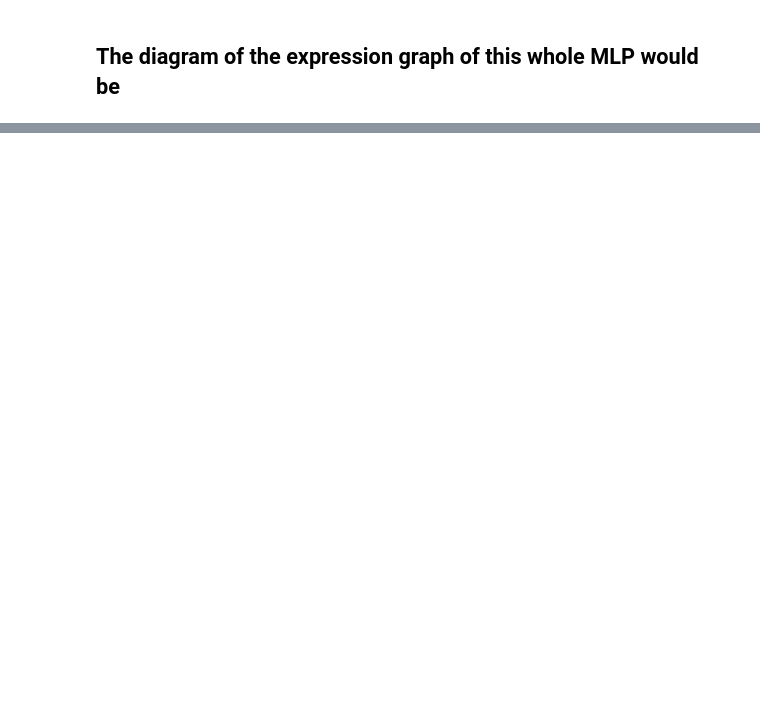
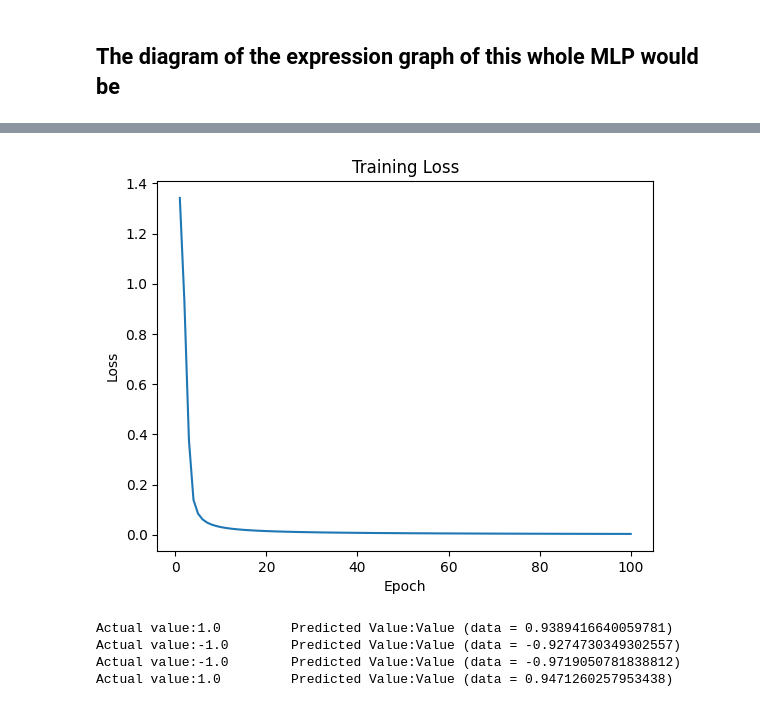
Before and after one commit to grussdorian/neural-networks-crash-course, a Jupyter notebook: exercise2.ipynb, the cells around one changed output, grey strips where cells are left out. Cells and saved outputs as stored; diff of their text form; code cells hidden in the pictures; blank space fills up the shorter version.

```diff
--- a/exercise2.ipynb
+++ b/exercise2.ipynb
@@ -182,0 +330,11 @@ Value(data=0.906060695088756)
+# %%
+n = MLP(3, [4, 4, 1]) # 3 inputs, two hidden layers with 4 neurons each, 1 output
+xs = [
+  [2.0, 3.0, -1.0],
+  [3.0, -1.0, 0.5],
+  [0.5, 1.0, 1.0],
+  [1.0, 1.0, -1.0],
+]
+ys = [1.0, -1.0, -1.0, 1.0] # targets
+ypred = [n(x) for x in xs] # predictions
+ypred
@@ -182,0 +382,4 @@ Value(data=0.906060695088756)
+# %%
+# nudging the parameters in the negative gradient direction
+for p in n.parameters():
+  p.data += -0.01 * p.grad
@@ -182,0 +392,5 @@ Value(data=0.906060695088756)
+# %%
+print(f"Old loss: {loss.data}")
+ypred = [n(x) for x in xs]
+loss = sum ([(ygt - yout)**2 for ygt, yout in zip(ys, ypred)])/len(ys) # total loss, mean squared error
+print(f"New loss: {loss.data}")
@@ -182,0 +405,35 @@ Value(data=0.906060695088756)
+# %%
+# Training loop
+loss_history = []
+for k in range (100):
+  # forward pass
+  ypred = [n(x) for x in xs]
+  # calculate the loss
+  loss = sum ([(ygt - yout)**2 for ygt, yout in zip(ys, ypred)])/len(ys) # total loss, mean squared error
+  # backward pass
+  # reset the gradients
+  for p in n.parameters():
+    p.grad = 0.0
+  loss.backward()
+  # update the parameters
+  for p in n.parameters():
+    p.data += -0.1 * p.grad
+  # store the loss for plotting
+  loss_history.append((k+1, loss.data))
+# %%
+import matplotlib.pyplot as plt
+plt.plot([x for x, _ in loss_history], [y for _, y in loss_history])
+plt.xlabel('Epoch')
+plt.ylabel('Loss')
+plt.title('Training Loss')
+plt.show()
+# %% [output]
+[figure, added]
+# %%
+for ygt,yout in zip(ys, ypred):
+  print(f"Actual value:{ygt} \t Predicted Value:{yout}")
+# %% [output]
+Actual value:1.0         Predicted Value:Value (data = 0.9389416640059781)
+Actual value:-1.0        Predicted Value:Value (data = -0.9274730349302557)
+Actual value:-1.0        Predicted Value:Value (data = -0.9719050781838812)
+Actual value:1.0         Predicted Value:Value (data = 0.9471260257953438)
```
Also changed, not shown: parts of 29 cells of this notebook, 6 other files.
